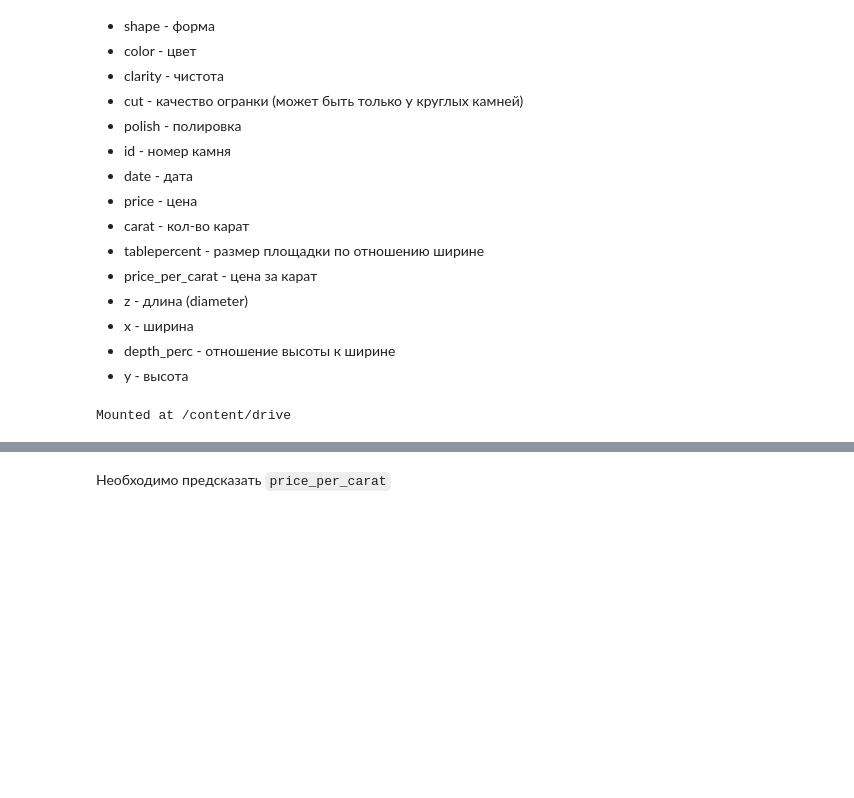
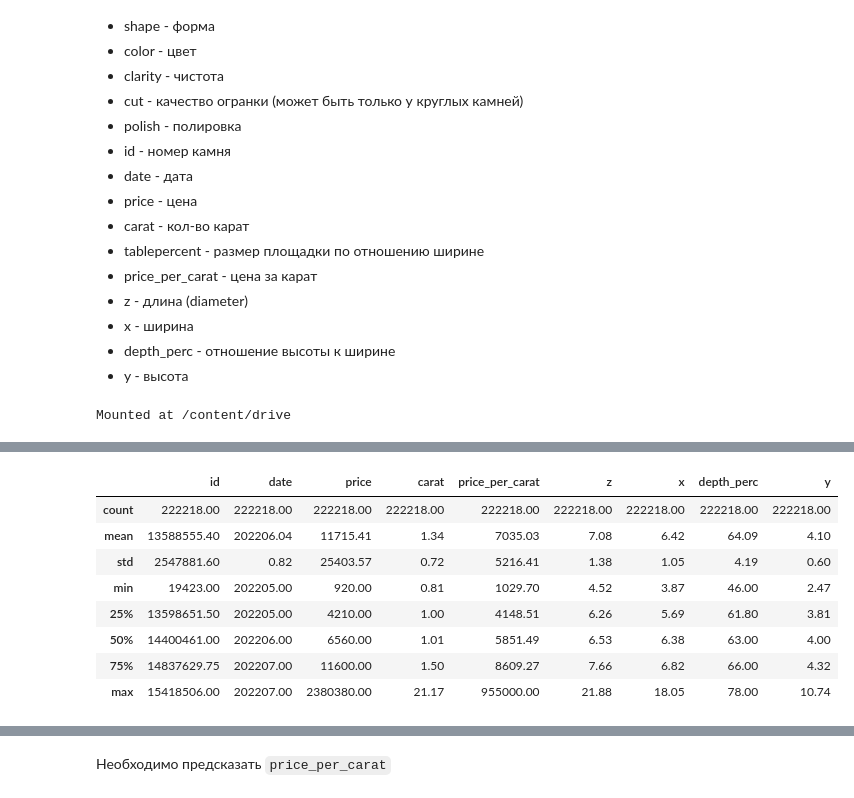
Before and after one commit to Dimildizio/DS_course, a Jupyter notebook: shine-on-you/HomeWork2_Regression&Classification.ipynb, the cells around one changed output, grey strips where cells are left out. Cells and saved outputs as stored; diff of their text form; code cells hidden in the pictures; blank space fills up the shorter version.

```diff
--- a/shine-on-you/HomeWork2_Regression&Classification.ipynb
+++ b/shine-on-you/HomeWork2_Regression&Classification.ipynb
@@ -49,0 +47,3 @@ df = pd.read_csv(path + '/Classroom/DS 11 VI/ДЗ-регрессия_класс
+# %%
+df = pd.read_csv('https://raw.githubusercontent.com/Dimildizio/DS_course/main/shine-on-you/diamonds.csv', index_col=0)
+df.shape
@@ -49,0 +63,6 @@ df = pd.read_csv(path + '/Classroom/DS 11 VI/ДЗ-регрессия_класс
+# %%
+#print('number of duplicates:',df.duplicated(keep=False).sum() - df.shape[0])
+df1=df.copy()
+df1=df1.drop(df1[df1.id == 0].index)
+df1=df1.drop('platform', axis = 1)
+df1['fluor'] = df1['fluor'].replace('NONE', np.nan)
@@ -49,0 +87,19 @@ df = pd.read_csv(path + '/Classroom/DS 11 VI/ДЗ-регрессия_класс
+# %%
+for col in ['fluor', 'symmetry','shape', 'clarity', 'color', 'cut','polish']:
+  df1[col] = df1[col].astype('category')
+for col in ['id','date']:
+  df1[col] = df1[col].astype('int32')
+for col in ['price', 'carat','price_per_carat', 'z', 'x', 'y', 'depth_perc']:
+  df1[col] = df1[col].astype('float32')
+# %%
+df1.describe().apply(lambda x: round(x,2))
+# %% [output]
+|  | id | date | price | carat | price_per_carat | z | x | depth_perc | y |
+| count | 222218.00 | 222218.00 | 222218.00 | 222218.00 | 222218.00 | 222218.00 | 222218.00 | 222218.00 | 222218.00 |
+| mean | 13588555.40 | 202206.04 | 11715.41 | 1.34 | 7035.03 | 7.08 | 6.42 | 64.09 | 4.10 |
+| std | 2547881.60 | 0.82 | 25403.57 | 0.72 | 5216.41 | 1.38 | 1.05 | 4.19 | 0.60 |
+| min | 19423.00 | 202205.00 | 920.00 | 0.81 | 1029.70 | 4.52 | 3.87 | 46.00 | 2.47 |
+| 25% | 13598651.50 | 202205.00 | 4210.00 | 1.00 | 4148.51 | 6.26 | 5.69 | 61.80 | 3.81 |
+| 50% | 14400461.00 | 202206.00 | 6560.00 | 1.01 | 5851.49 | 6.53 | 6.38 | 63.00 | 4.00 |
+| 75% | 14837629.75 | 202207.00 | 11600.00 | 1.50 | 8609.27 | 7.66 | 6.82 | 66.00 | 4.32 |
+| max | 15418506.00 | 202207.00 | 2380380.00 | 21.17 | 955000.00 | 21.88 | 18.05 | 78.00 | 10.74 |
```
Also changed, not shown: parts of 8 cells of this notebook.
